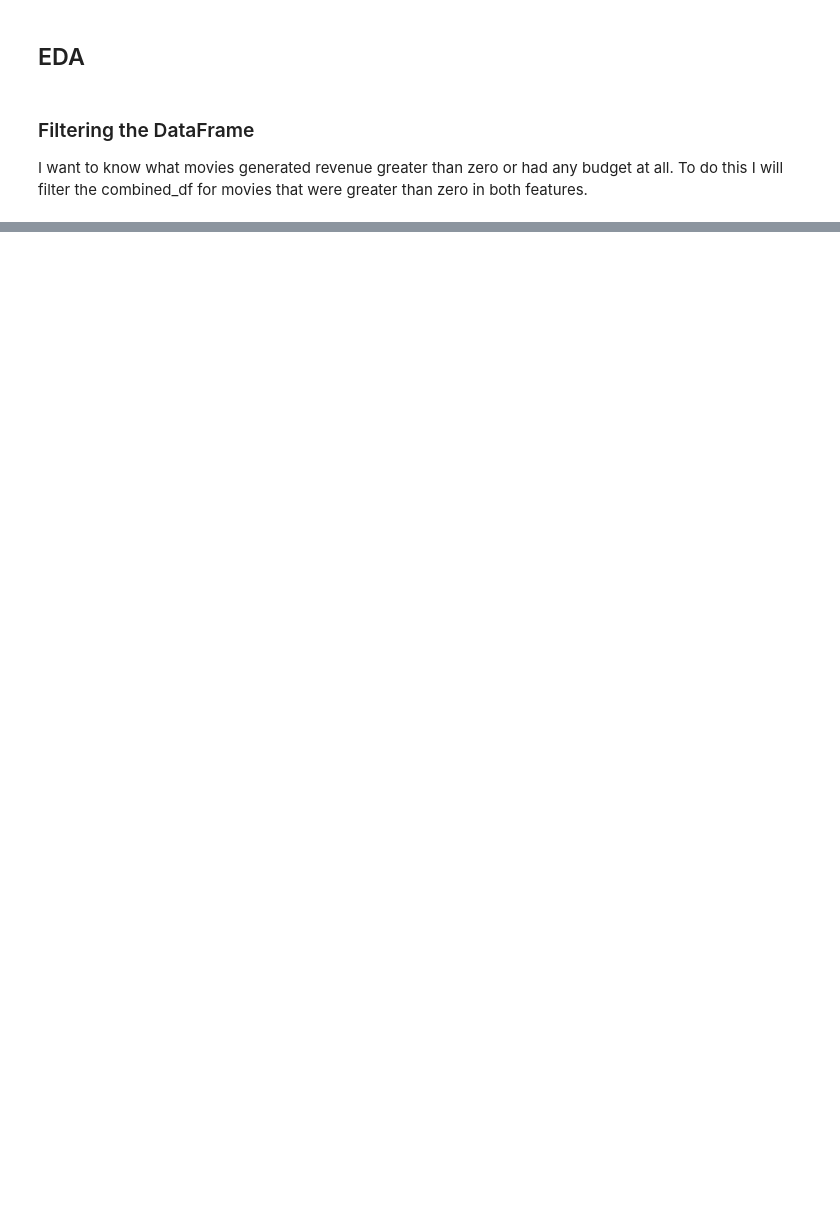
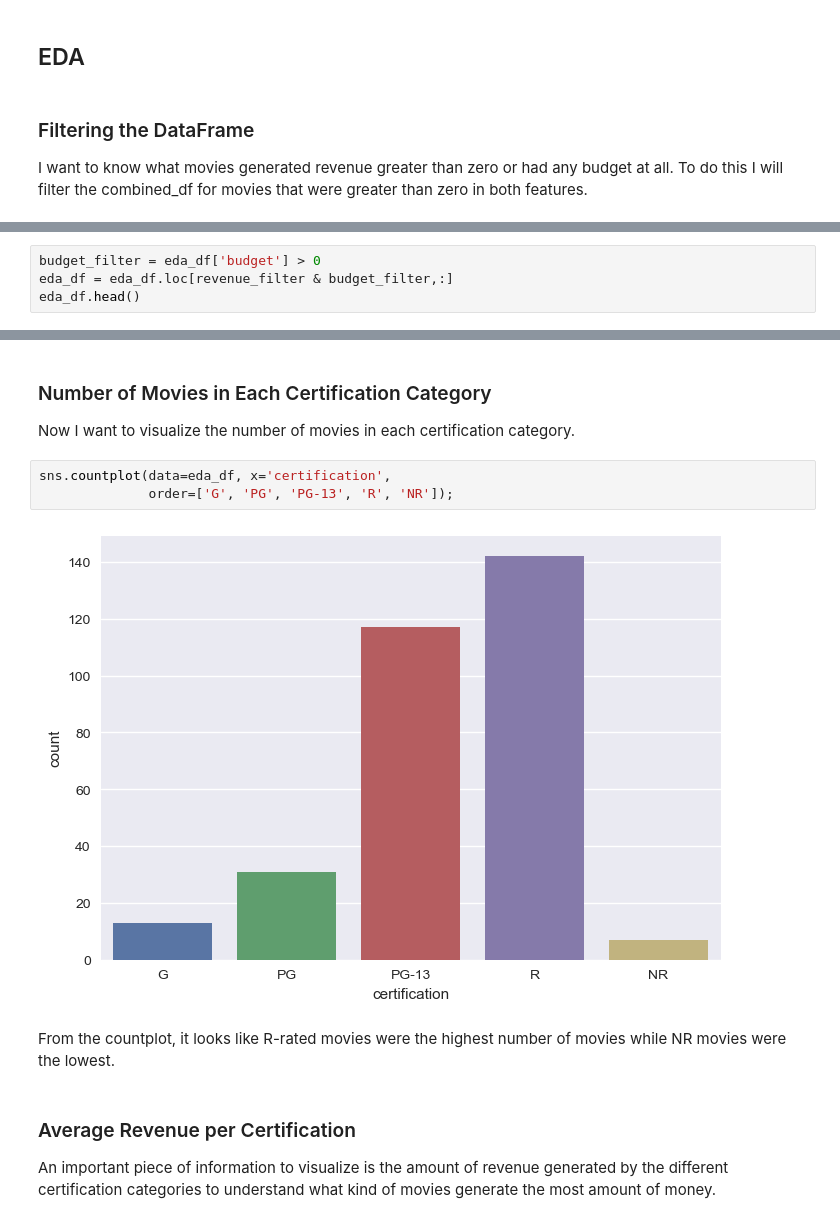
Before and after one commit to joshlensing/Project-3--IMDB, a Jupyter notebook: IMDB Project Part 2 (EDA).ipynb, the cells around one changed output, grey strips where cells are left out. Drawn from its saved outputs; the diff is of its cells as text; blank space fills up the shorter version.

```diff
--- a/IMDB Project Part 2 (EDA).ipynb
+++ b/IMDB Project Part 2 (EDA).ipynb
@@ -67,0 +92,4 @@ combined_df[revenue_filter].head()
+# %%
+budget_filter = eda_df['budget'] > 0
+eda_df = eda_df.loc[revenue_filter & budget_filter,:]
+eda_df.head()
@@ -67,0 +104,15 @@ combined_df[revenue_filter].head()
+# %% [markdown]
+### Number of Movies in Each Certification Category
+
+Now I want to visualize the number of movies in each certification category.
+# %%
+sns.countplot(data=eda_df, x='certification',
+              order=['G', 'PG', 'PG-13', 'R', 'NR']);
+# %% [output]
+[figure, added]
+# %% [markdown]
+From the countplot, it looks like R-rated movies were the highest number of movies while NR movies were the lowest.
+# %% [markdown]
+### Average Revenue per Certification
+
+An important piece of information to visualize is the amount of revenue generated by the different certification categories to understand what kind of movies generate the most amount of money.
```
Also changed, not shown: parts of 18 cells of this notebook, 1 other file.
